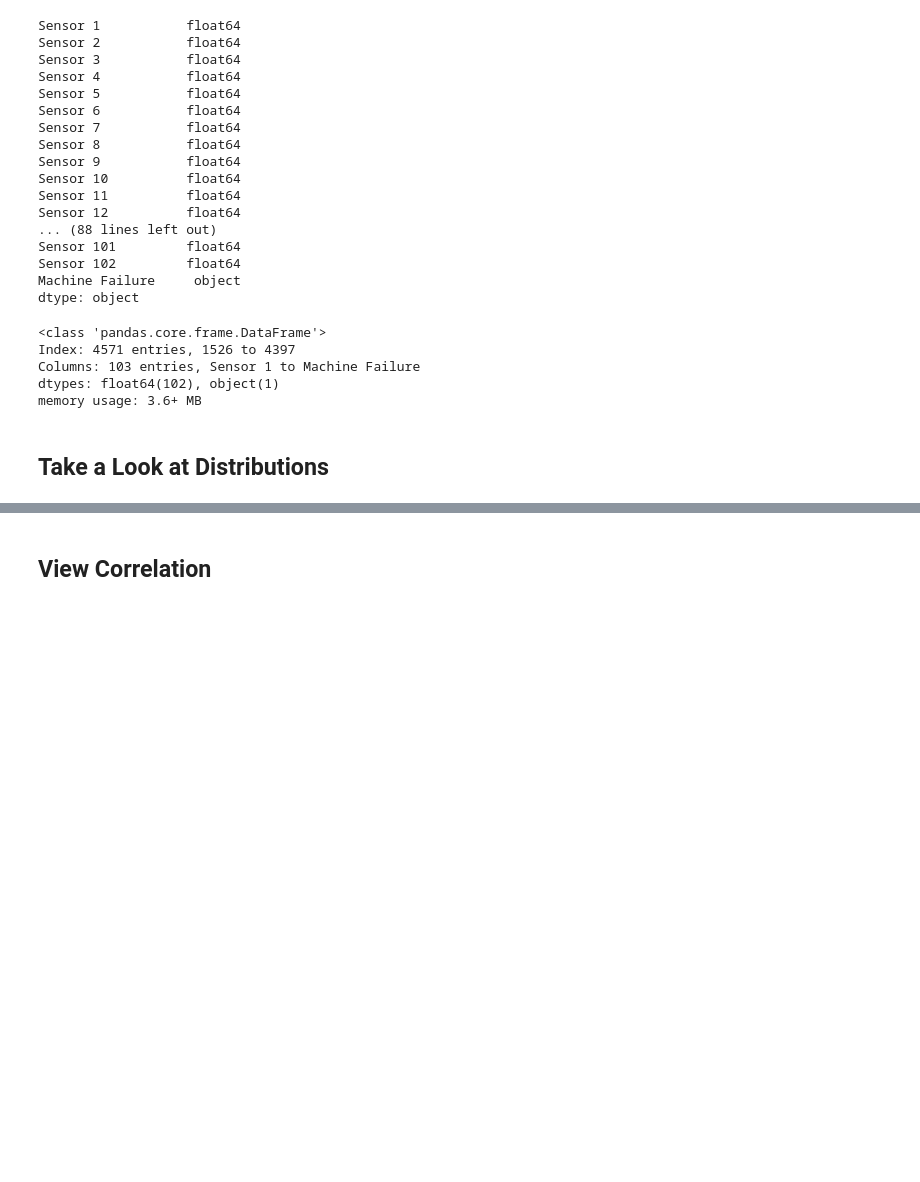
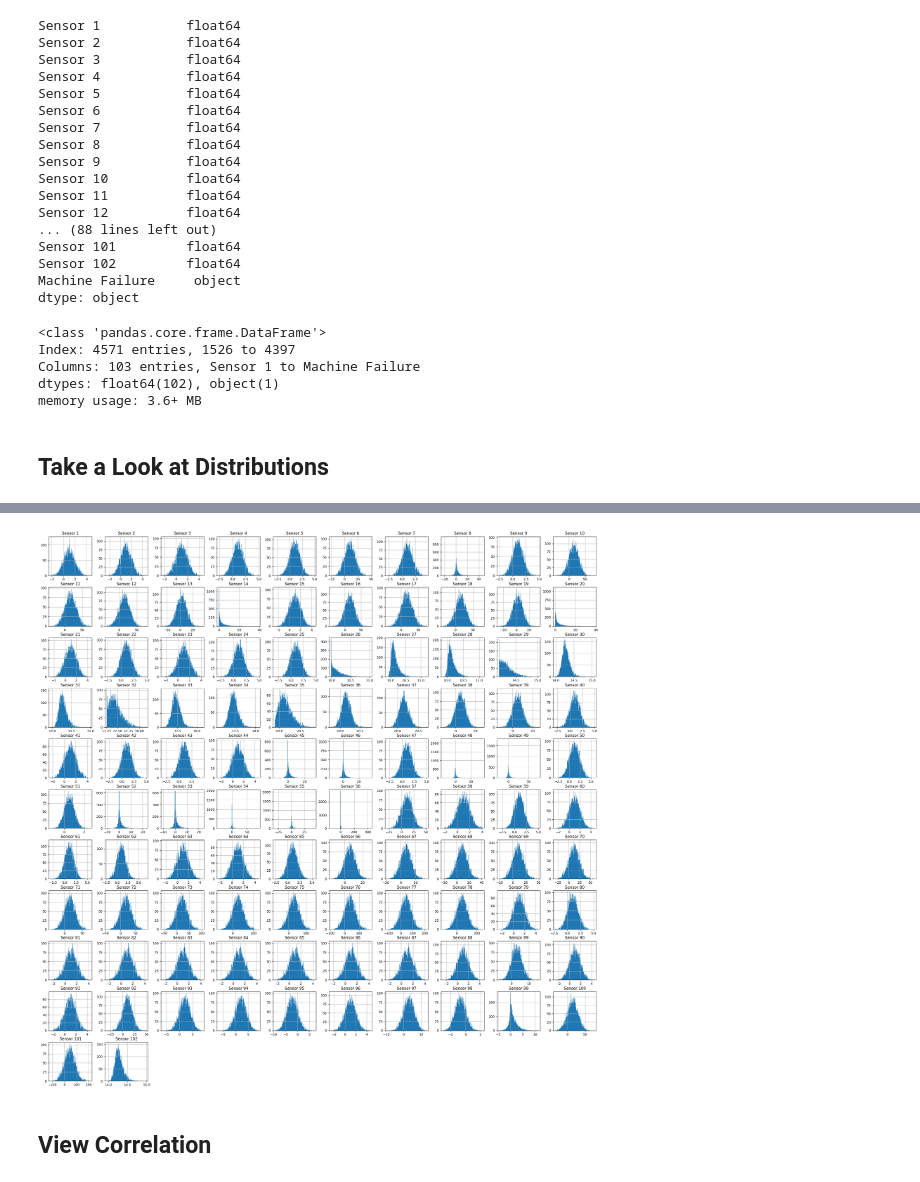
Before and after one commit to hypergalois/MachineFailurePrediction, a Jupyter notebook: 2.EDA.ipynb, the cells around one changed output, grey strips where cells are left out. Saved outputs shown, nothing was run; the diff lists cells and outputs as text; code cells hidden in the pictures; blank space fills up the shorter version.

```diff
--- a/2.EDA.ipynb
+++ b/2.EDA.ipynb
@@ -78,2 +86,7 @@ memory usage: 3.6+ MB
+# %%
+train.hist(bins=150, figsize=(30,30))
+plt.show()
+# %% [output]
+[figure, added]
 # %% [markdown]
 ## View Correlation
```
Also changed, not shown: parts of 8 cells of this notebook.
